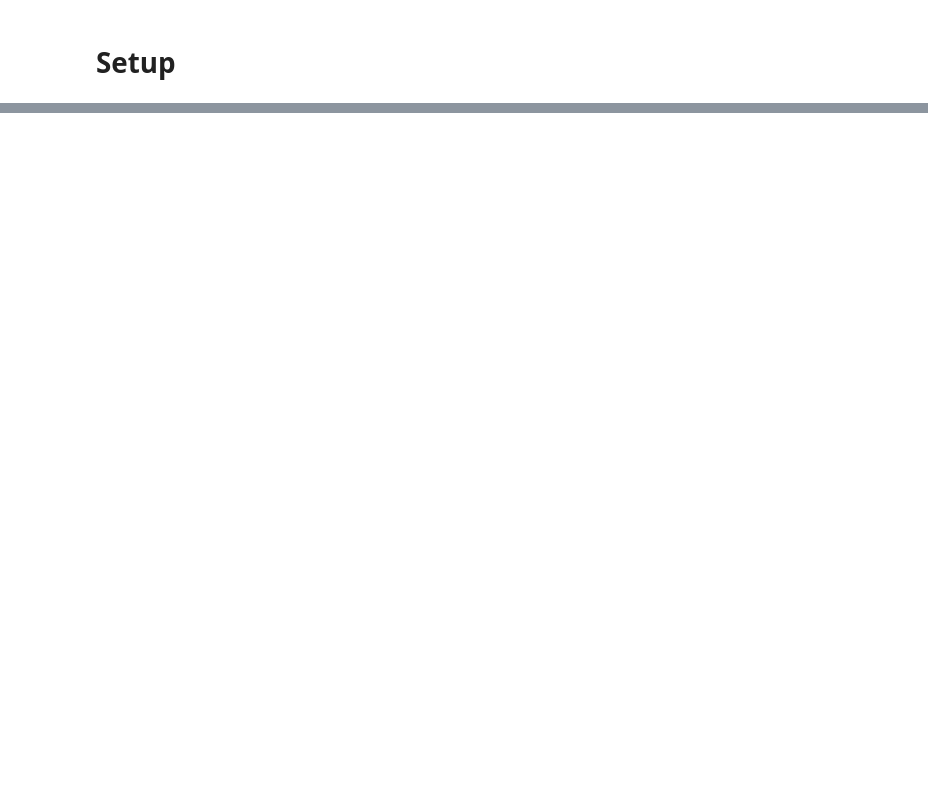
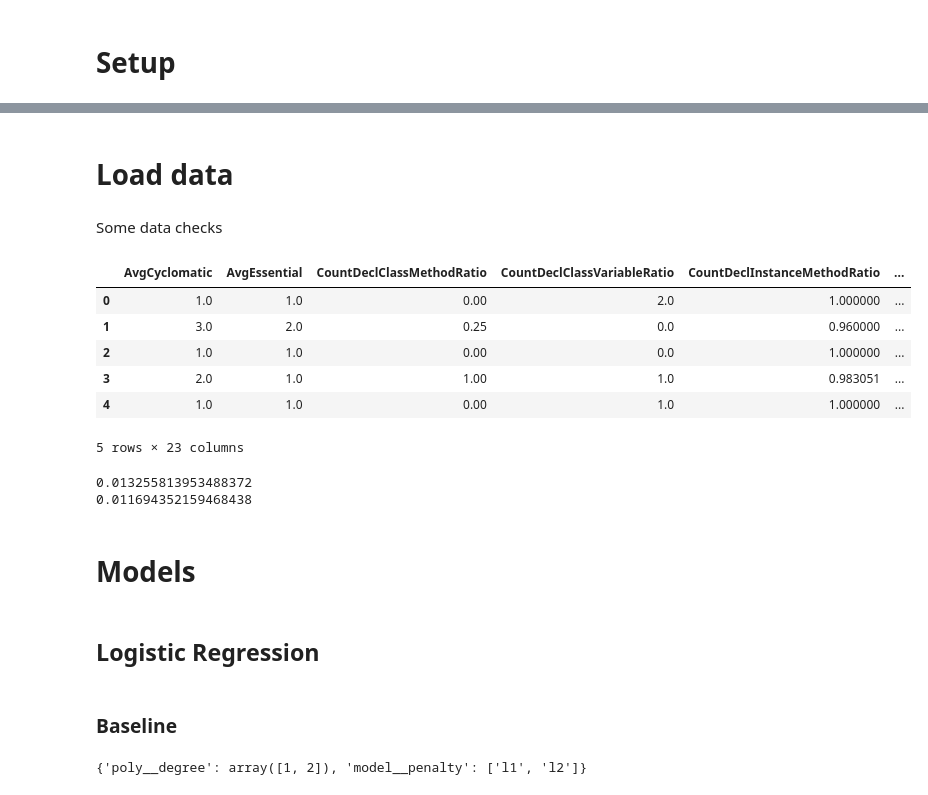
Before and after one commit to ahenrij/ets-mgl869-hive, a Jupyter notebook: src/lab/notebooks/logistic_regression.ipynb, the cells around one changed output, grey strips where cells are left out. Saved outputs shown, nothing was run; the diff lists cells and outputs as text; code cells hidden in the pictures; blank space fills up the shorter version.

```diff
--- a/src/lab/notebooks/logistic_regression.ipynb
+++ b/src/lab/notebooks/logistic_regression.ipynb
@@ -88,0 +29,2 @@ From these metrics, we can infer that the logistic regression model trained usin
+# %% [markdown]
+# Load data
@@ -88,0 +34,12 @@ From these metrics, we can infer that the logistic regression model trained usin
+# %% [markdown]
+Some data checks
+# %%
+train.head()
+# %% [output]
+|  | AvgCyclomatic | AvgEssential | CountDeclClassMethodRatio | CountDeclClassVariableRatio | CountDeclInstanceMethodRatio | ... |
+| 0 | 1.0 | 1.0 | 0.00 | 2.0 | 1.000000 | ... |
+| 1 | 3.0 | 2.0 | 0.25 | 0.0 | 0.960000 | ... |
+| 2 | 1.0 | 1.0 | 0.00 | 0.0 | 1.000000 | ... |
+| 3 | 2.0 | 1.0 | 1.00 | 1.0 | 0.983051 | ... |
+| 4 | 1.0 | 1.0 | 0.00 | 1.0 | 1.000000 | ... |
+5 rows × 23 columns
@@ -88,0 +52,8 @@ From these metrics, we can infer that the logistic regression model trained usin
+# %%
+print(y_train.mean())
+print(y_test.mean())
+# %% [output]
+0.013255813953488372
+0.011694352159468438
+# %% [markdown]
+# Models
@@ -88,0 +181,14 @@ From these metrics, we can infer that the logistic regression model trained usin
+# %% [markdown]
+## Logistic Regression
+# %% [markdown]
+### Baseline
+# %%
+# Create params dictionnary
+params = {
+    'poly__degree': np.arange(1, 3),
+    'model__penalty': ['l1', 'l2'],
+}
+
+print(params)
+# %% [output]
+{'poly__degree': array([1, 2]), 'model__penalty': ['l1', 'l2']}
```
Also changed, not shown: parts of 34 cells of this notebook, 3 other files.
